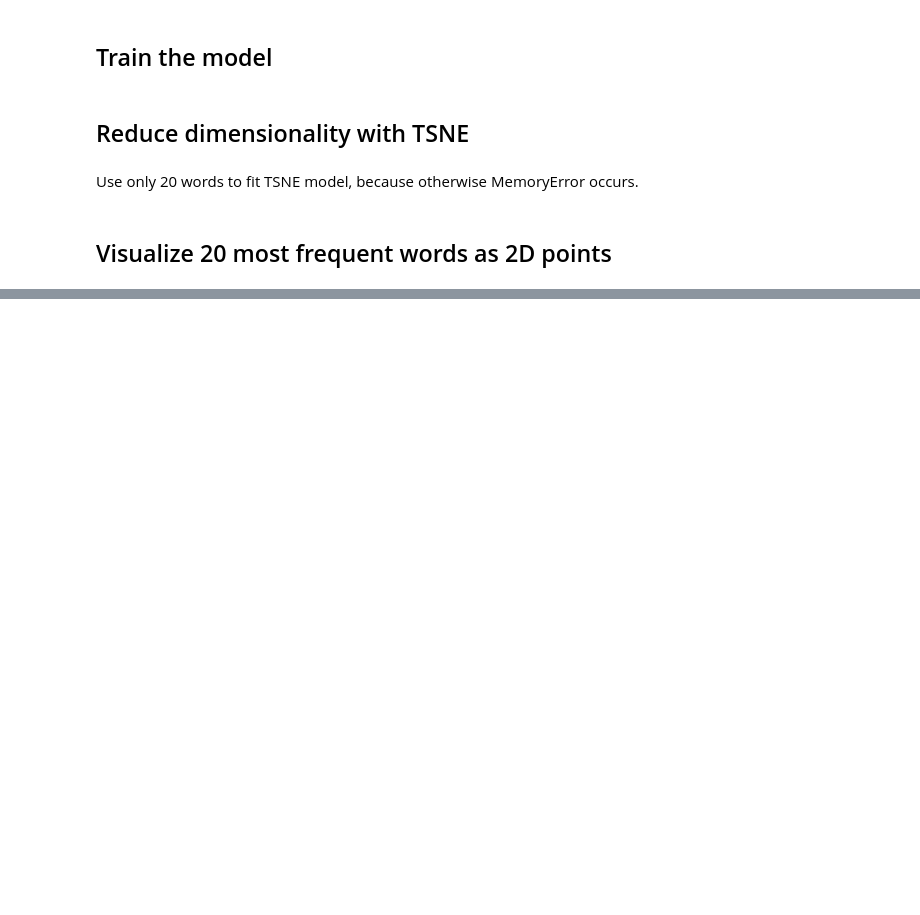
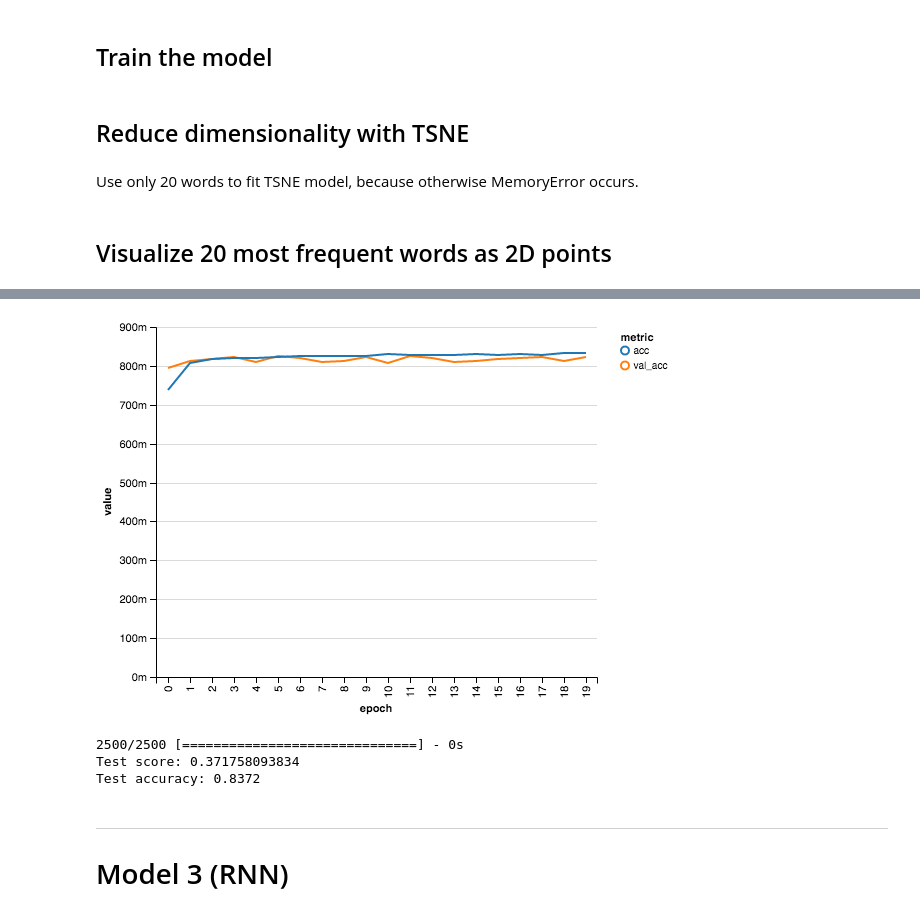
Before and after one commit to idmit/ml_jupyter, a Jupyter notebook: imdb_reviews/imdb_reviews.ipynb, the cells around one changed output, grey strips where cells are left out. Saved outputs shown, nothing was run; the diff lists cells and outputs as text; code cells hidden in the pictures; blank space fills up the shorter version.

```diff
--- a/imdb_reviews/imdb_reviews.ipynb
+++ b/imdb_reviews/imdb_reviews.ipynb
@@ -128,0 +198,5 @@ Chart(tsne_tidy).mark_text().encode(
+# %%
+rs = [review_codes_train, review_codes_valid, review_codes_test]
+word_vec_train, word_vec_valid, word_vec_test = [word_vecs_from_review_codes(r) for r in rs]
+ws = [word_vec_train, word_vec_valid, word_vec_test]
+mean_vec_train, mean_vec_valid, mean_vec_test = [np.array([np.mean(w2v_model[t], axis=0) for t in w]) for w in ws]
@@ -128,0 +221,26 @@ Chart(tsne_tidy).mark_text().encode(
+# %%
+def chart_acc(fit_history):
+    from altair import Chart
+    import pandas as pd
+
+    history = pd.DataFrame(fit_history.history)
+    history['epoch'] = range(len(history))
+
+    tidy_history = pd.melt(history,
+                           id_vars=['epoch'],
+                           value_vars=['val_acc', 'acc'],
+                           var_name='metric')
+
+    return Chart(tidy_history).mark_line().encode(
+        x='epoch:O',
+        y='value:Q',
+        color='metric'
+    )
+# %%
+nn_model = Sequential([
+        Dense(512, activation='relu', input_shape=(100,)),
+        Dense(2, activation='softmax')])
+
+nn_model.compile(loss='sparse_categorical_crossentropy',
+                optimizer='adam',
+                metrics=['accuracy'])
@@ -128,0 +259,4 @@ Chart(tsne_tidy).mark_text().encode(
+# %%
+nn_fit_history = nn_model.fit(mean_vec_train, y_train,
+                    batch_size=128, nb_epoch=20, verbose=1,
+                    validation_data=(mean_vec_valid, y_valid))
@@ -128,0 +281,3 @@ Chart(tsne_tidy).mark_text().encode(
+# %%
+chart_acc(nn_fit_history)
+# %% [output]
@@ -128,0 +285,13 @@ Chart(tsne_tidy).mark_text().encode(
+[figure, added]
+# %%
+score = nn_model.evaluate(mean_vec_test, y_test, verbose=1)
+print 'Test score:', score[0]
+print 'Test accuracy:', score[1]
+# %% [output]
+2500/2500 [==============================] - 0s
+Test score: 0.371758093834
+Test accuracy: 0.8372
+# %% [markdown]
+---
+
+# Model 3 (RNN)
```
Also changed, not shown: parts of 49 cells of this notebook.
